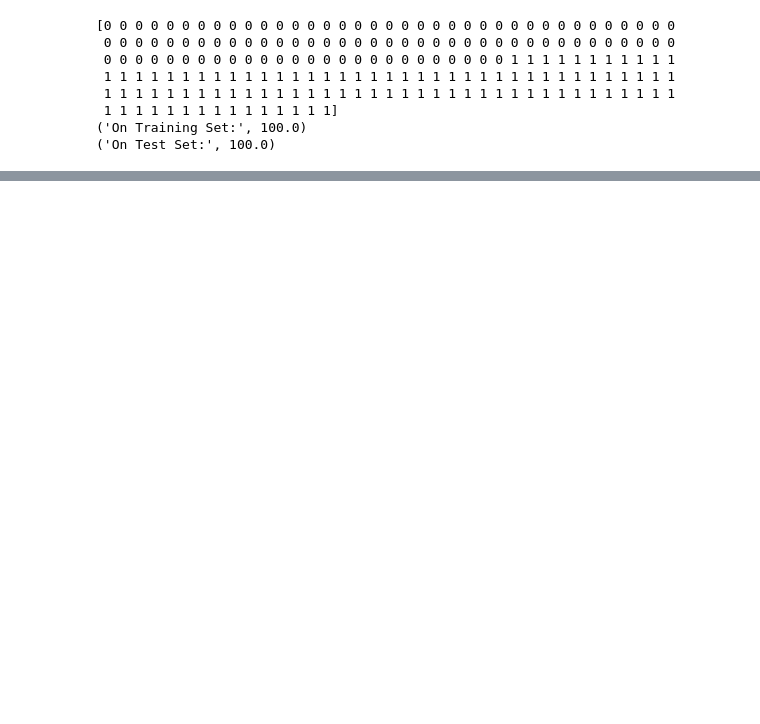
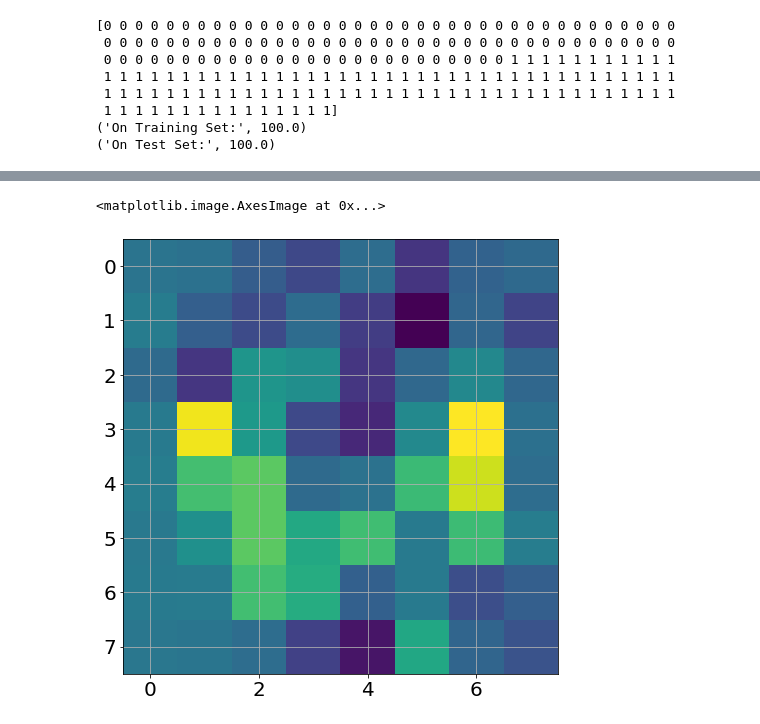
Before and after one commit to bblais/AI-and-Robotics-Fall-2021-Class-Notebooks, a Jupyter notebook: Sprint #4 - Images, Classification, and Neural Networks/2021-11-22 Neural Network Introduction.ipynb, the cells around one changed output, grey strips where cells are left out. Drawn from its saved outputs; the diff is of its cells as text; code cells hidden in the pictures; blank space fills up the shorter version.

```diff
--- a/Sprint #4 - Images, Classification, and Neural Networks/2021-11-22 Neural Network Introduction.ipynb
+++ b/Sprint #4 - Images, Classification, and Neural Networks/2021-11-22 Neural Network Introduction.ipynb
@@ -70,0 +197,2 @@ print(("On Test Set:",C.percent_correct(data_test.vectors,data_test.targets)))
+# %%
+data_train,data_test=split(data)
@@ -70,0 +210,9 @@ print(("On Test Set:",C.percent_correct(data_test.vectors,data_test.targets)))
+# %%
+C=NumPyNetBackProp({
+    'input':64,               # number of features
+    'hidden':[(20,'logistic'),(13,'logistic'),],
+    'output':(10,'logistic'),  # number of classes
+    'cost':'mse',
+})
+# %%
+C.fit(data_train.vectors,data_train.targets,epochs=6000)
@@ -70,0 +236,2 @@ print(("On Test Set:",C.percent_correct(data_test.vectors,data_test.targets)))
+# %%
+weights_ih1,weights_h1h2,weights_h2o=C.weights
@@ -70,0 +266,6 @@ print(("On Test Set:",C.percent_correct(data_test.vectors,data_test.targets)))
+# %%
+weights_image=weights_ih1[:,0].reshape(8,8)
+imshow(weights_image)
+# %% [output]
+<matplotlib.image.AxesImage at 0x...>
+[figure, added]
```
Also changed, not shown: parts of 24 cells of this notebook, 1 other file.
